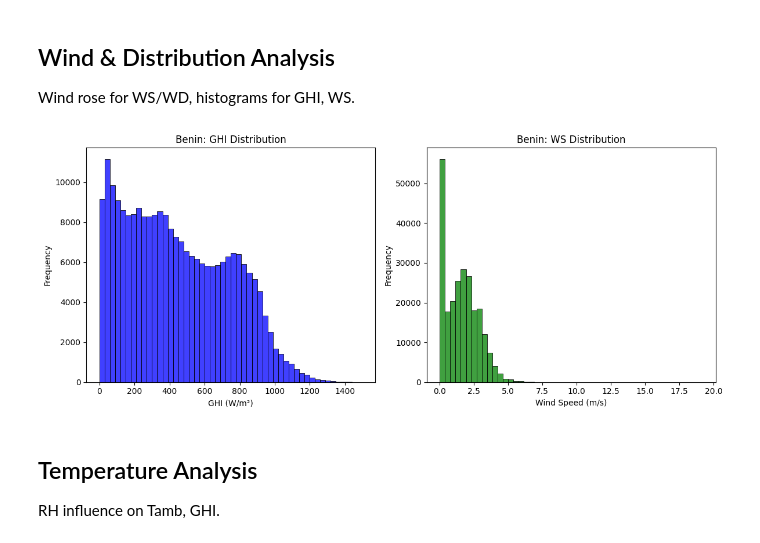
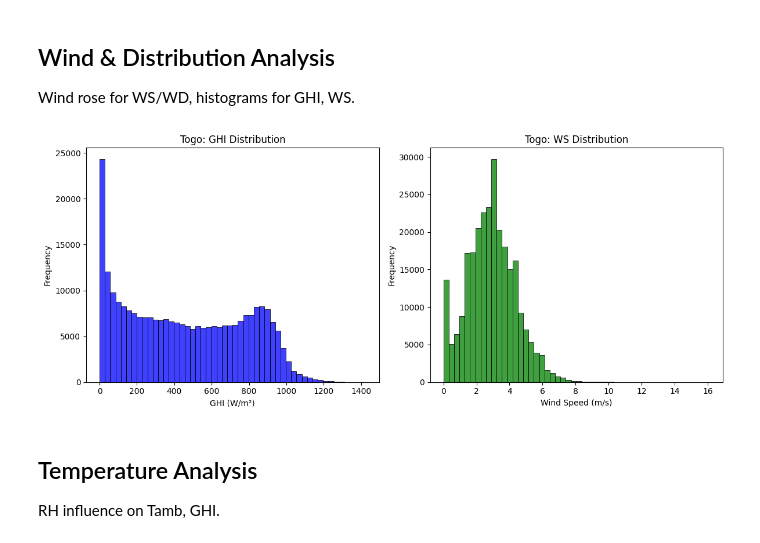
Before and after one commit to Hallelujah-kib/solar-challenge-week0, a Jupyter notebook: notebooks/togo_eda.ipynb, the cells around one changed output. Cells and saved outputs as stored; diff of their text form; code cells hidden in the pictures.

```diff
--- a/notebooks/togo_eda.ipynb
+++ b/notebooks/togo_eda.ipynb
@@ -195,7 +195,7 @@ fig = go.Figure(data=[
     )
 ])
 fig.update_layout(
-    title='Sierraleone: Wind Rose (Average WS by WD)',
+    title='Togo: Wind Rose (Average WS by WD)',
     polar=dict(
         radialaxis=dict(
             visible=True,
@@ -214,36 +214,36 @@ fig.update_layout(
             xref='paper',
             yref='paper',
             showarrow=False,
             font=dict(size=12)
         )
     ],
     showlegend=True,
     width=800,  # Increase circle size
     height=800  # Increase circle size
 )
 fig.show()
 
 # Histograms for GHI and WS (unchanged)
 plt.figure(figsize=(12, 5))
 
 # GHI histogram
 plt.subplot(1, 2, 1)
 sns.histplot(df_clean['GHI'], bins=50, color='blue')
-plt.title('Benin: GHI Distribution')
+plt.title('Togo: GHI Distribution')
 plt.xlabel('GHI (W/m²)')
 plt.ylabel('Frequency')
 
 # WS histogram
 plt.subplot(1, 2, 2)
 sns.histplot(df_clean['WS'], bins=50, color='green')
-plt.title('Benin: WS Distribution')
+plt.title('Togo: WS Distribution')
 plt.xlabel('Wind Speed (m/s)')
 plt.ylabel('Frequency')
 
 plt.tight_layout()
 plt.show()
 # %% [output]
-[figure, old version]
+[figure, new version]
 # %% [markdown]
 ## Temperature Analysis
 RH influence on Tamb, GHI.
```
Also changed, not shown: parts of 7 cells of this notebook, 1 other file.
